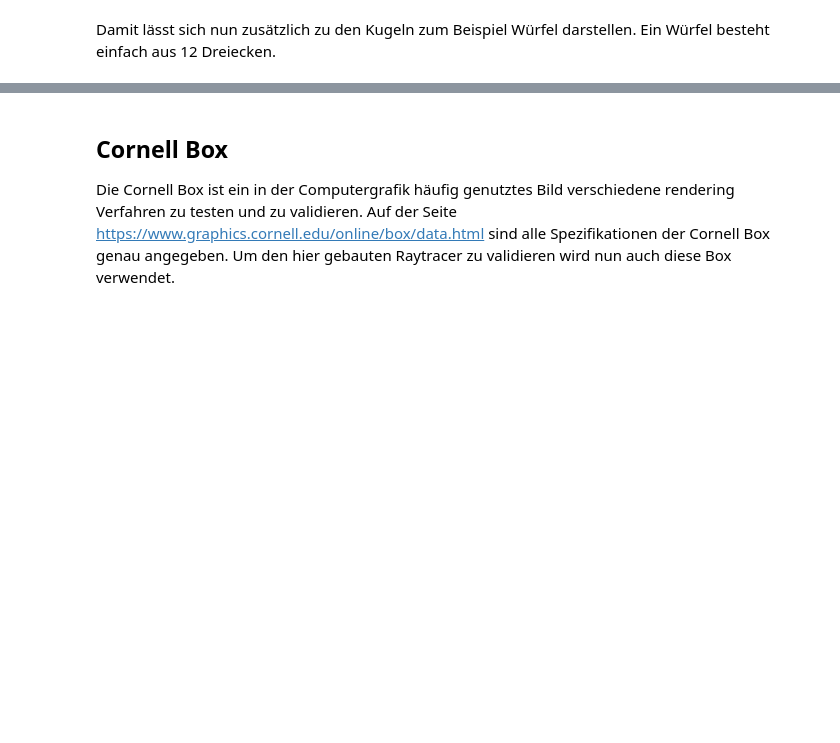
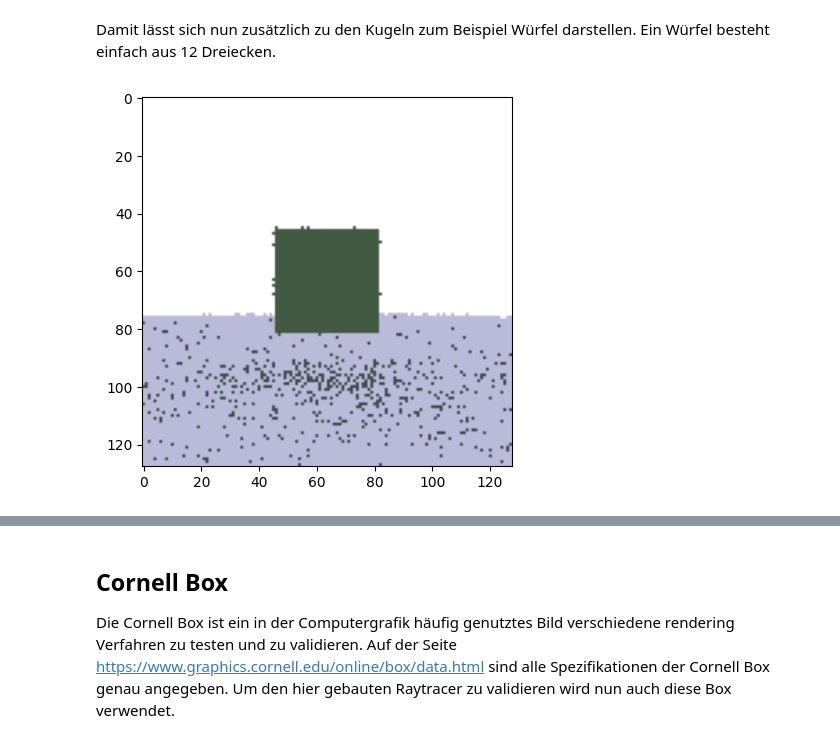
Before and after one commit to paul-pw/raytracing_python, a Jupyter notebook: ray_tracing.ipynb, the cells around one changed output, grey strips where cells are left out. Drawn from its saved outputs; the diff is of its cells as text; code cells hidden in the pictures; blank space fills up the shorter version.

```diff
--- a/ray_tracing.ipynb
+++ b/ray_tracing.ipynb
@@ -719,3 +731,7 @@ objects: list[Object] = [Circle(np.array([0, 5000, 0]), 4990, Lambert([0.5, 0.5,
                         ]
 
 img = render(camera,objects, 2,1)
+# %%
+correctAndShowImage(img)
+# %% [output]
+[figure, added]
```
Also changed, not shown: parts of 20 cells of this notebook, 2 other files.
